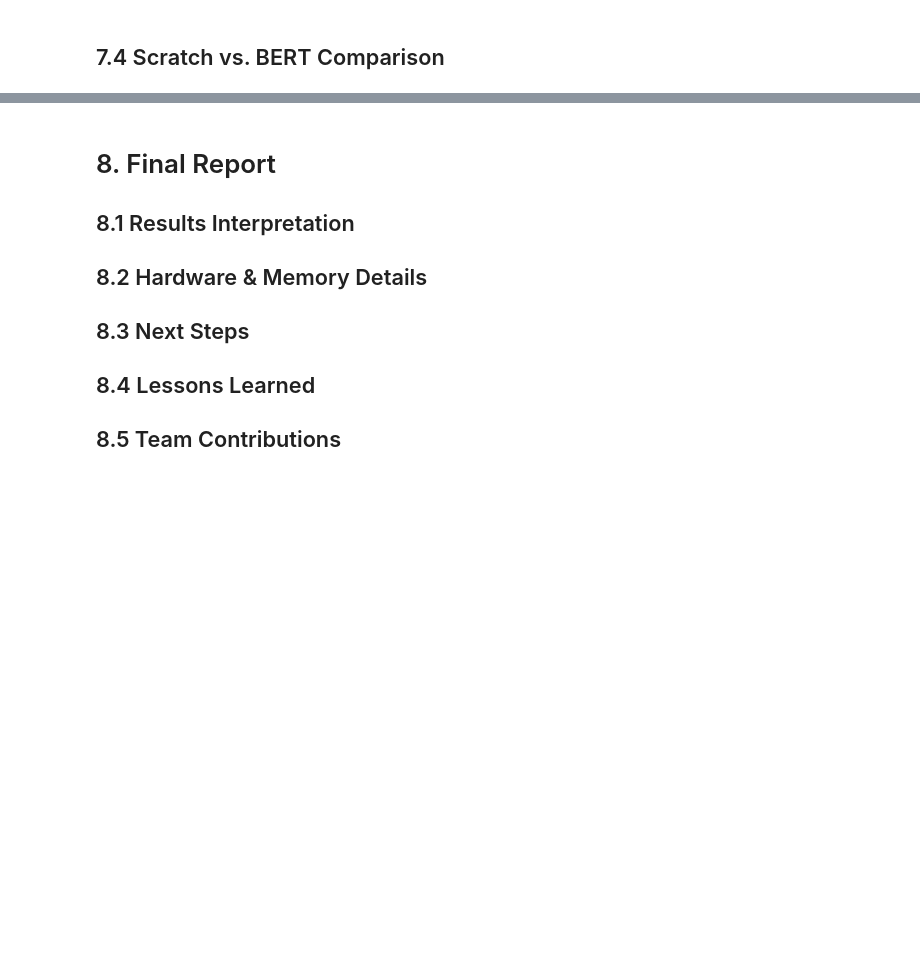
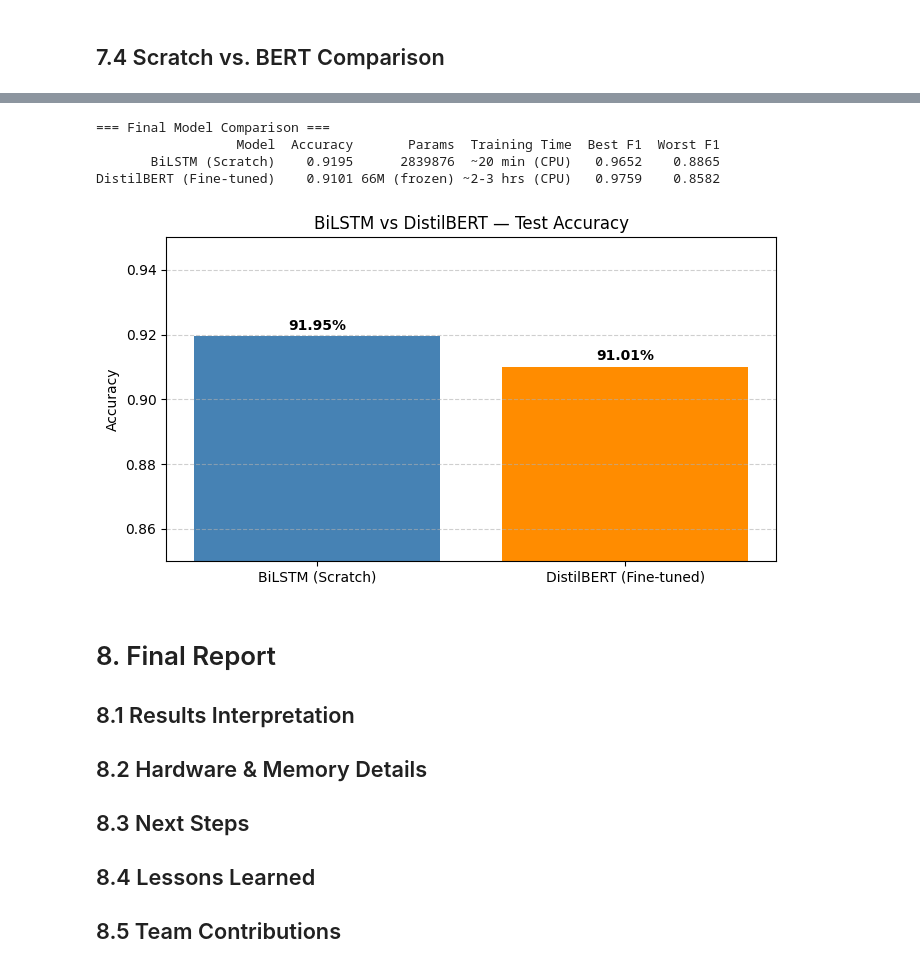
Before and after one commit to jordan6andres/math4dl_project, a Jupyter notebook: notebooks/dl_math_project.ipynb, the cells around one changed output, grey strips where cells are left out. Drawn from its saved outputs; the diff is of its cells as text; code cells hidden in the pictures; blank space fills up the shorter version.

```diff
--- a/notebooks/dl_math_project.ipynb
+++ b/notebooks/dl_math_project.ipynb
@@ -1059,0 +1143,7 @@ BERT (Fine-tuned)       NaN       NaN
+# %%
+bert_report = print_classification_report(
+    bert_y_true, bert_y_pred,
+    class_names=CLASS_NAMES
+)
+bert_metrics = compute_metrics(bert_y_true, bert_y_pred)
+print(f"BERT Overall Accuracy: {bert_metrics['accuracy']:.4f}")
@@ -1060,3 +1166,45 @@ BERT (Fine-tuned)       NaN       NaN
+# %%
+import matplotlib.pyplot as plt
+
+comparison = pd.DataFrame({
+    "Model"        : ["BiLSTM (Scratch)", "DistilBERT (Fine-tuned)"],
+    "Accuracy"     : [lstm_metrics["accuracy"], bert_metrics["accuracy"]],
+    "Params"       : [final_model.count_params(), "66M (frozen)"],
+    "Training Time": ["~20 min (CPU)", "~2-3 hrs (CPU)"],
+    "Best F1"      : [0.9652, 0.9759],  # Sports category
+    "Worst F1"     : [0.8865, 0.8582],  # Business category
+})
+
+print("\n=== Final Model Comparison ===")
+print(comparison.to_string(index=False))
+
+# Bar chart
+fig, ax = plt.subplots(figsize=(7, 4))
+bars = ax.bar(
+    comparison["Model"],
+    comparison["Accuracy"],
+    color=["steelblue", "darkorange"]
+)
+ax.set_title("BiLSTM vs DistilBERT — Test Accuracy")
+ax.set_ylabel("Accuracy")
+ax.set_ylim(0.85, 0.95)
+for bar, acc in zip(bars, comparison["Accuracy"]):
+    ax.text(
+        bar.get_x() + bar.get_width() / 2,
+        bar.get_height() + 0.001,
+        f"{acc:.2%}",
+        ha="center", va="bottom", fontweight="bold"
+    )
+ax.grid(True, linestyle="--", alpha=0.6, axis="y")
+plt.tight_layout()
+plt.savefig("reports/model_comparison.png", dpi=150)
+plt.show()
+# %% [output]
+=== Final Model Comparison ===
+                  Model  Accuracy       Params  Training Time  Best F1  Worst F1
+       BiLSTM (Scratch)    0.9195      2839876  ~20 min (CPU)   0.9652    0.8865
+DistilBERT (Fine-tuned)    0.9101 66M (frozen) ~2-3 hrs (CPU)   0.9759    0.8582
+[figure, added]
 # %% [markdown]
 # 8. Final Report
 ## 8.1 Results Interpretation
```
Also changed, not shown: parts of 14 cells of this notebook, 3 other files.
